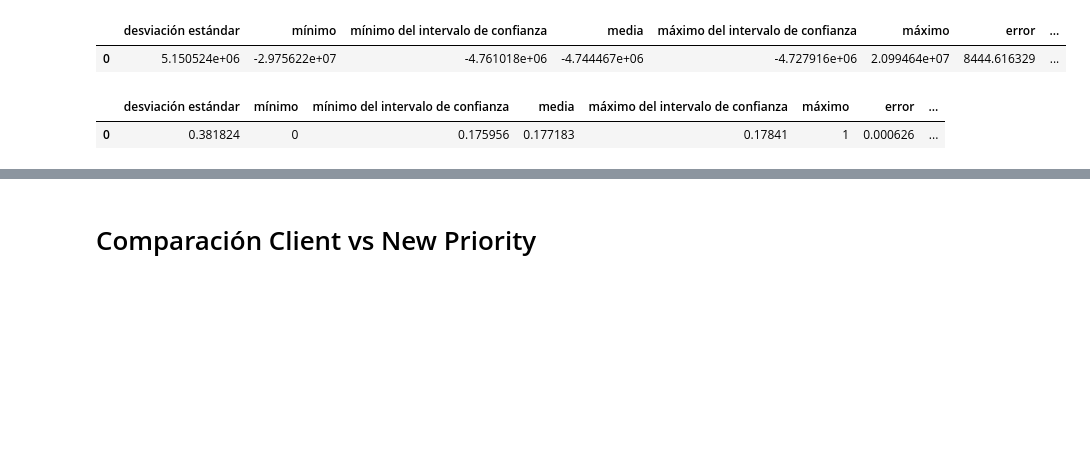
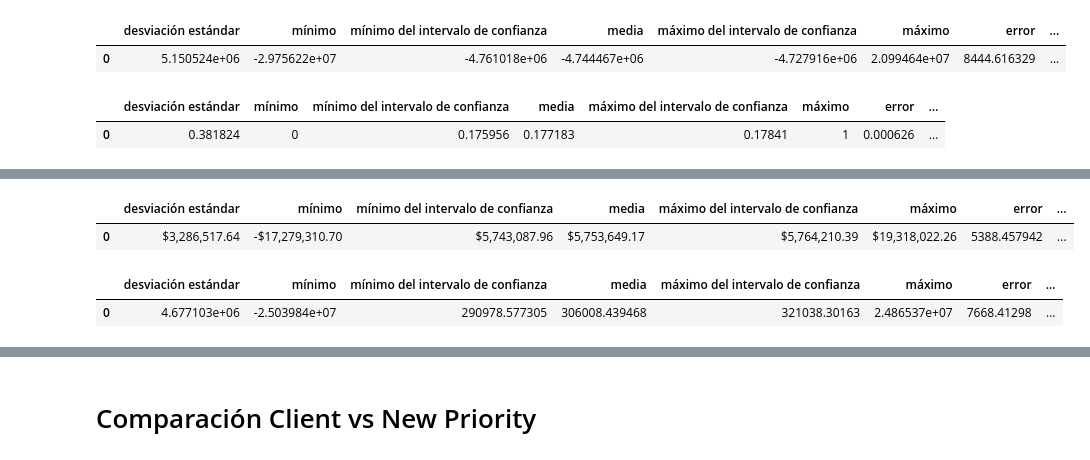
Before and after one commit to mia-uc/waiting-list-simulation, a Jupyter notebook: notebooks/cmp.ipynb, the cells around one changed output, grey strips where cells are left out. Saved outputs shown, nothing was run; the diff lists cells and outputs as text; code cells hidden in the pictures; blank space fills up the shorter version.

```diff
--- a/notebooks/cmp.ipynb
+++ b/notebooks/cmp.ipynb
@@ -153,0 +167,12 @@ pd.DataFrame([compute_stats(z)])
+# %%
+pd.DataFrame([compute_stats(clients_q_1["total de ingresos"], formatter=formatear_moneda)])
+# %% [output]
+|  | desviación estándar | mínimo | mínimo del intervalo de confianza | media | máximo del intervalo de confianza | máximo | error | ... |
+| 0 | $3,286,517.64 | -$17,279,310.70 | $5,743,087.96 | $5,753,649.17 | $5,764,210.39 | $19,318,022.26 | 5388.457942 | ... |
+# %%
+z =  clients_q_1['total de ingresos'] - clients['total de ingresos']
+
+pd.DataFrame([compute_stats(z)])
+# %% [output]
+|  | desviación estándar | mínimo | mínimo del intervalo de confianza | media | máximo del intervalo de confianza | máximo | error | ... |
+| 0 | 4.677103e+06 | -2.503984e+07 | 290978.577305 | 306008.439468 | 321038.30163 | 2.486537e+07 | 7668.41298 | ... |
```
Also changed, not shown: parts of 8 cells of this notebook, 1 other file.
